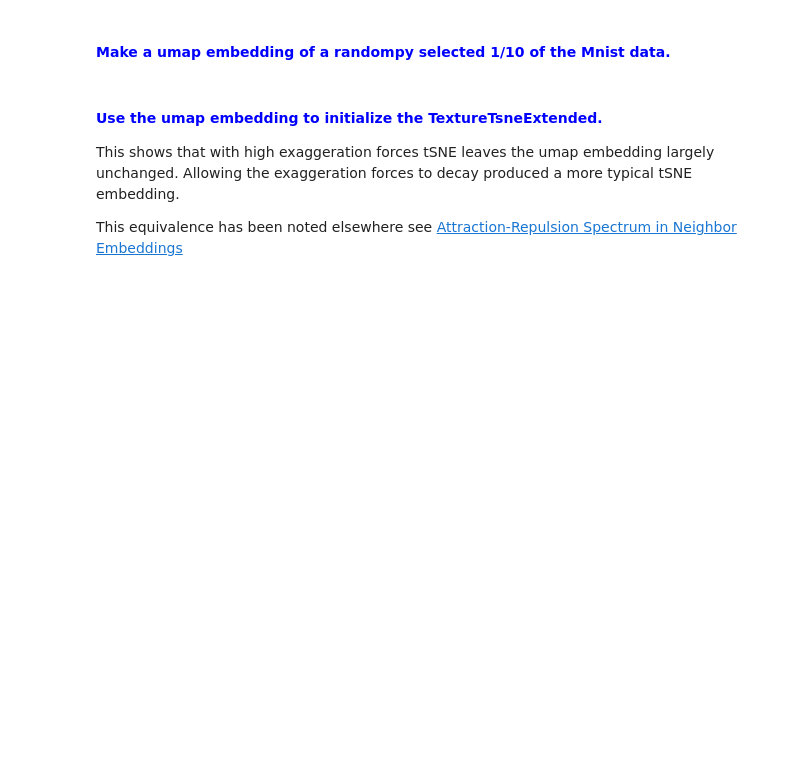
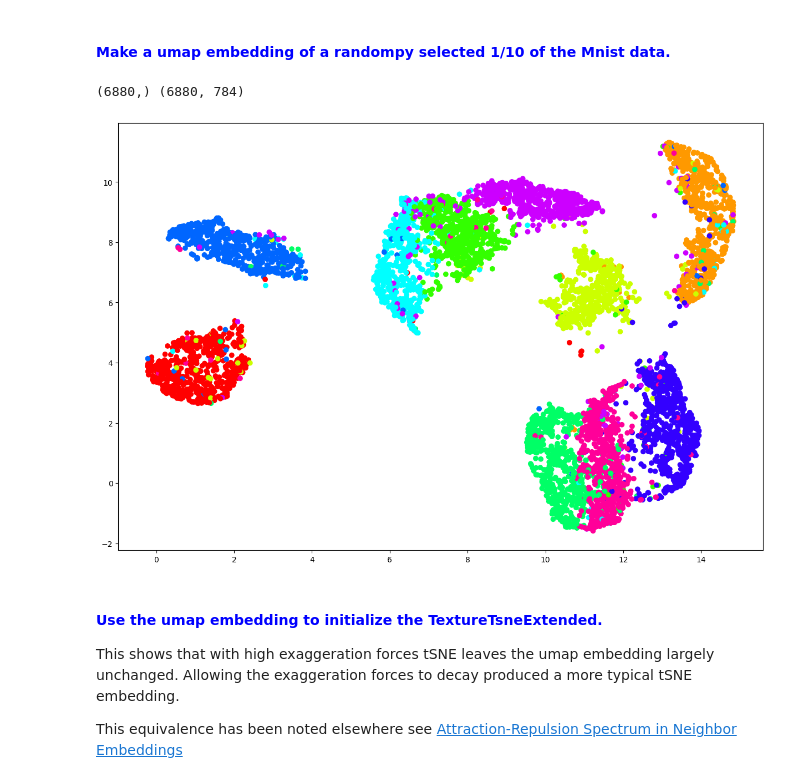
Before and after one commit to biovault/nptsne, a Jupyter notebook: demos/TSNEJupyterNotebook/NPTSNE_notebooktests.ipynb, the cells around one changed output. Drawn from its saved outputs; the diff is of its cells as text; code cells hidden in the pictures; blank space fills up the shorter version.

```diff
--- a/demos/TSNEJupyterNotebook/NPTSNE_notebooktests.ipynb
+++ b/demos/TSNEJupyterNotebook/NPTSNE_notebooktests.ipynb
@@ -166,19 +256,22 @@ tsne.close()
 # %%
 # extract 1 data point in 10  : p=[.1, .9]
 # generate and index array with approximately 1/10 of data row numbers
 import umap
 idx = np.where(np.random.choice([1, 0], size=70000, p=[0.1, 0.9]))
 subLabel = np.squeeze(mnist['label'][idx])
 subData =  mnist['data'][idx]
 
 print(subLabel.shape, subData.shape)
 
 umap_embed = umap.UMAP().fit_transform(subData)
 
 plt.figure(3,figsize=(15,10))
 
-plt.scatter(umap_embed[..., 0], umap_embed[..., 1], c=subLabel, cmap=mcolors.ListedColormap(colors), facecolors='None', marker='o')
+plt.scatter(umap_embed[..., 0], umap_embed[..., 1], c=subLabel, cmap=mcolors.ListedColormap(colors), marker='o')
 plt.draw()
+# %% [output]
+(6880,) (6880, 784)
+[figure, added]
 # %% [markdown]
 #### <font color=blue>Use the umap embedding to initialize the TextureTsneExtended.
 
```
Also changed, not shown: parts of 12 cells of this notebook.
